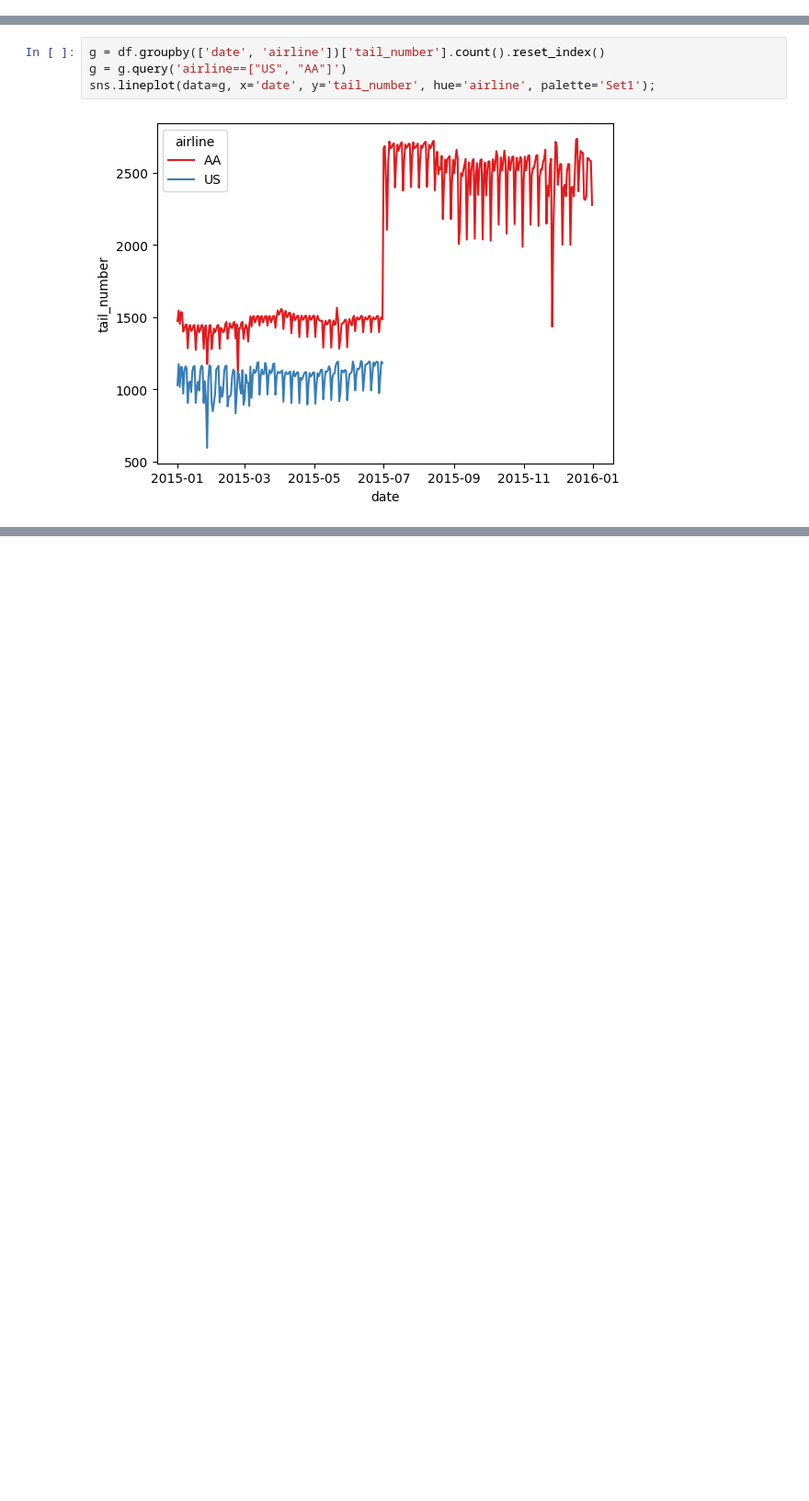
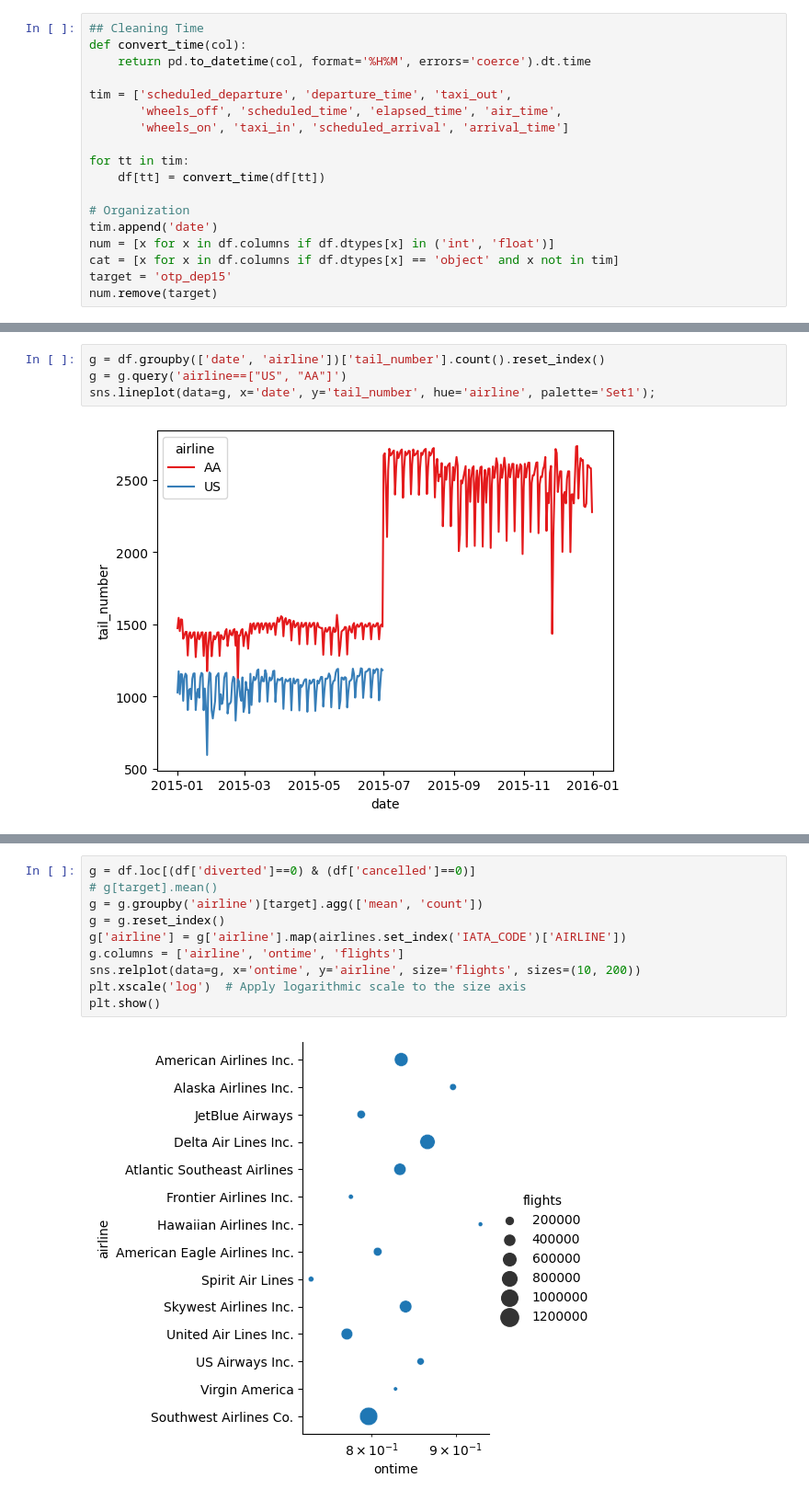
Before and after one commit to angelocandari/kag-house-price, a Jupyter notebook: airline-delays.ipynb, the cells around one changed output, grey strips where cells are left out. Shown: that part at 92% size. Cells and saved outputs as stored; diff of their text form; blank space fills up the shorter version.

Commit message:
Kaggle Notebook | Airline Delays | Version 4

```diff
--- a/airline-delays.ipynb
+++ b/airline-delays.ipynb
@@ -50,2 +34,20 @@ num.remove(target)
+# %%
+## Cleaning Time
+def convert_time(col):
+    return pd.to_datetime(col, format='%H%M', errors='coerce').dt.time
+
+tim = ['scheduled_departure', 'departure_time', 'taxi_out',
+       'wheels_off', 'scheduled_time', 'elapsed_time', 'air_time',
+       'wheels_on', 'taxi_in', 'scheduled_arrival', 'arrival_time']
+
+for tt in tim:
+    df[tt] = convert_time(df[tt])
+
+# Organization
+tim.append('date')
+num = [x for x in df.columns if df.dtypes[x] in ('int', 'float')]
+cat = [x for x in df.columns if df.dtypes[x] == 'object' and x not in tim]
+target = 'otp_dep15'
+num.remove(target)
 # %% [markdown]
 # Summary Notes
@@ -139,0 +93,12 @@ sns.distplot(check[target]);
+# %%
+g = df.loc[(df['diverted']==0) & (df['cancelled']==0)]
+# g[target].mean()
+g = g.groupby('airline')[target].agg(['mean', 'count'])
+g = g.reset_index()
+g['airline'] = g['airline'].map(airlines.set_index('IATA_CODE')['AIRLINE'])
+g.columns = ['airline', 'ontime', 'flights']
+sns.relplot(data=g, x='ontime', y='airline', size='flights', sizes=(10, 200))
+plt.xscale('log')  # Apply logarithmic scale to the size axis
+plt.show()
+# %% [output]
+[figure, added]
```
Also changed, not shown: parts of 13 cells of this notebook.
